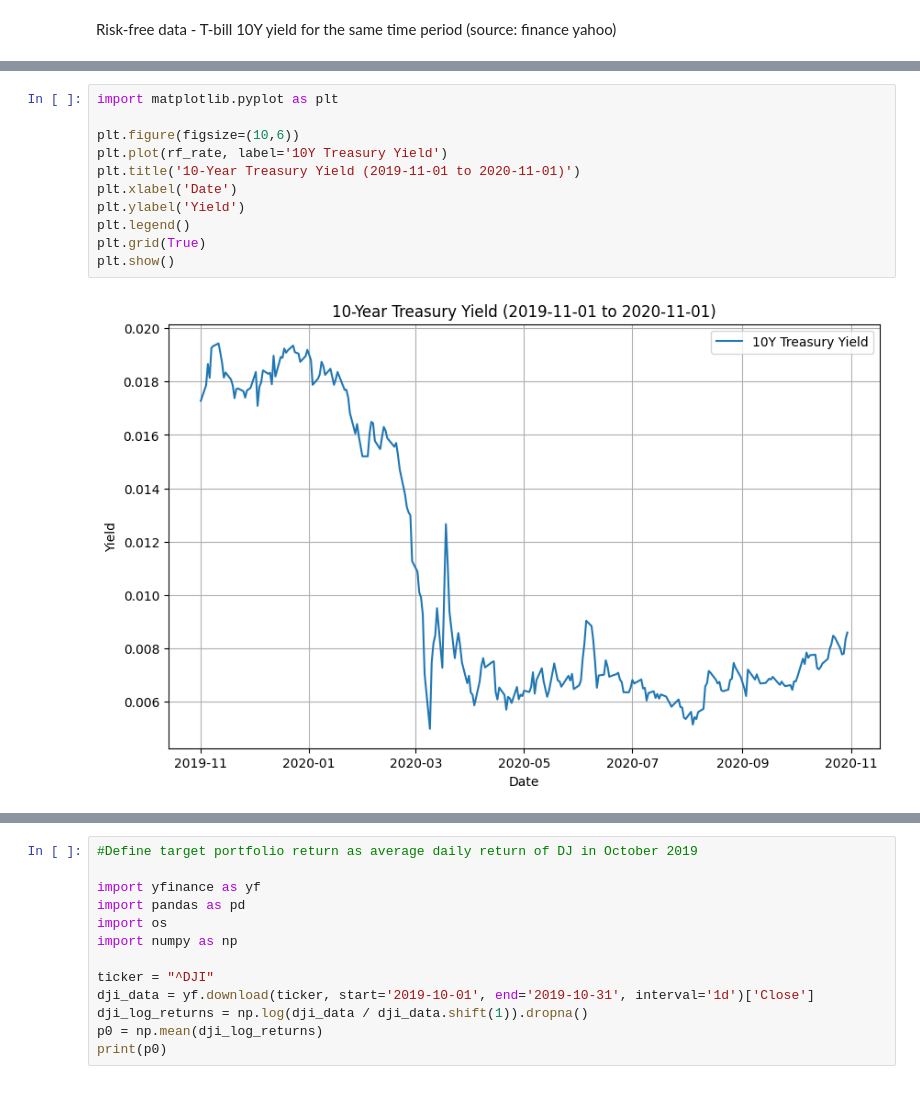
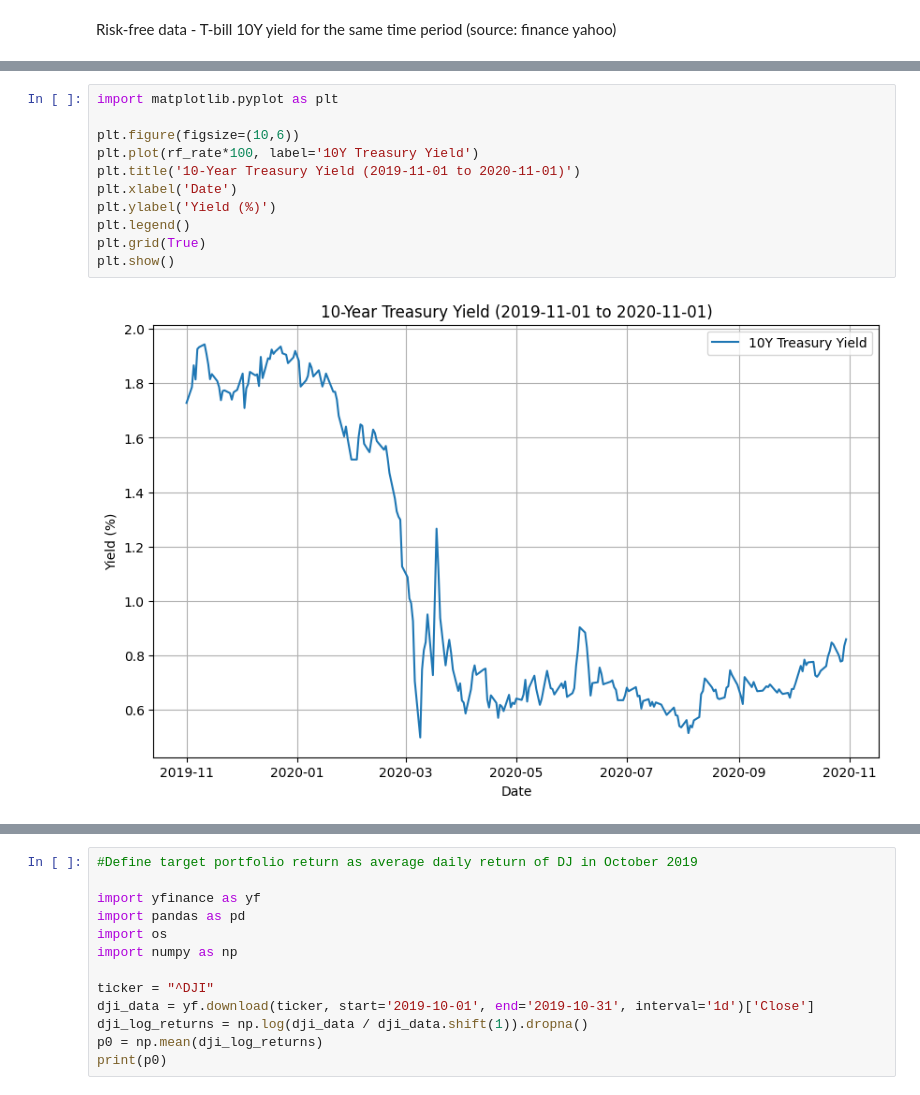
Before and after one commit to azizbekasadov/uzh-digfintools-research, a Jupyter notebook: src/main.ipynb, the cells around one changed output, grey strips where cells are left out. Saved outputs shown, nothing was run; the diff lists cells and outputs as text.

```diff
--- a/src/main.ipynb
+++ b/src/main.ipynb
@@ -76,16 +72,16 @@ descriptive_stats.head()
 # %%
 import matplotlib.pyplot as plt
 
 plt.figure(figsize=(10,6))
-plt.plot(rf_rate, label='10Y Treasury Yield')
+plt.plot(rf_rate*100, label='10Y Treasury Yield')
 plt.title('10-Year Treasury Yield (2019-11-01 to 2020-11-01)')
 plt.xlabel('Date')
-plt.ylabel('Yield')
+plt.ylabel('Yield (%)')
 plt.legend()
 plt.grid(True)
 plt.show()
 # %% [output]
-[figure, old version]
+[figure, new version]
 # %%
 import numpy as np
 import seaborn as sns
```
Also changed, not shown: parts of 4 cells of this notebook.
